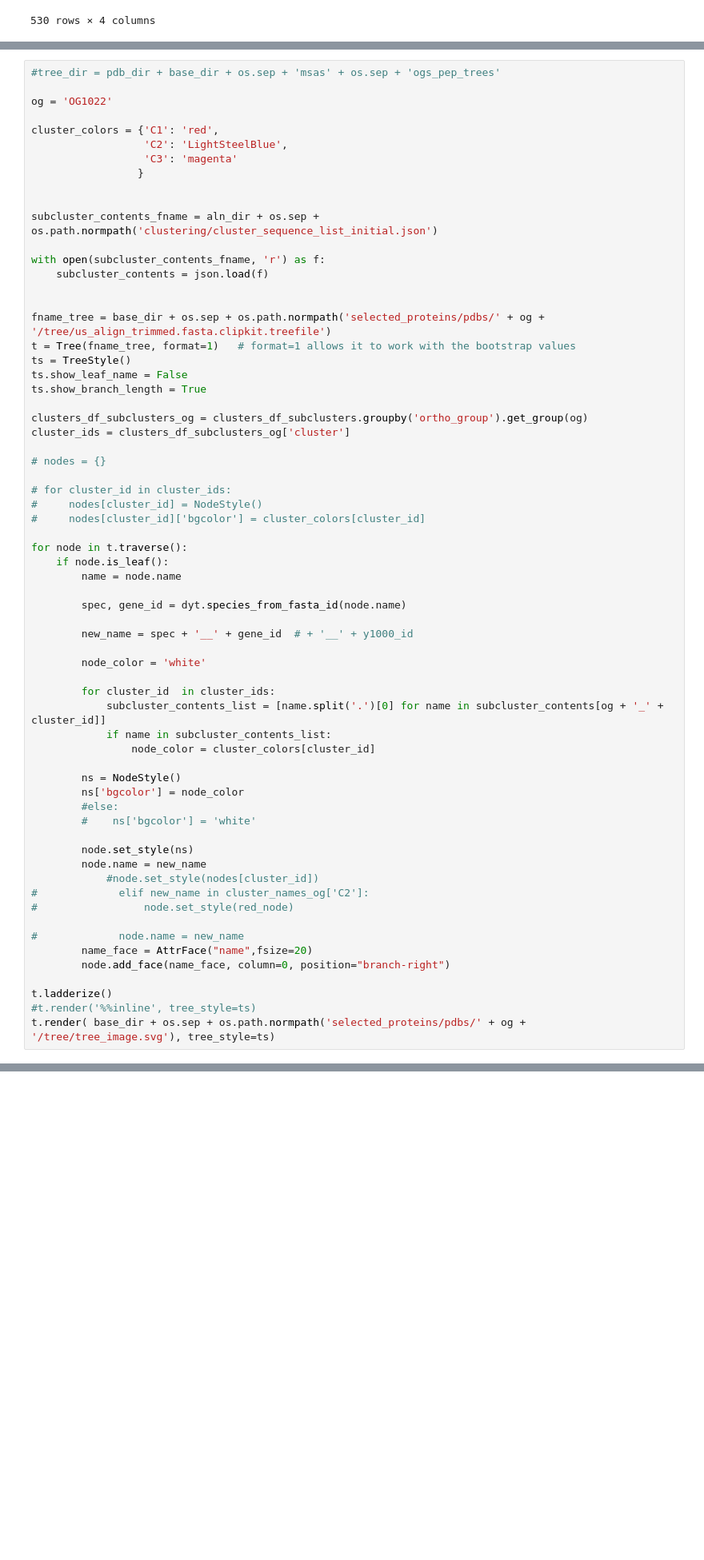
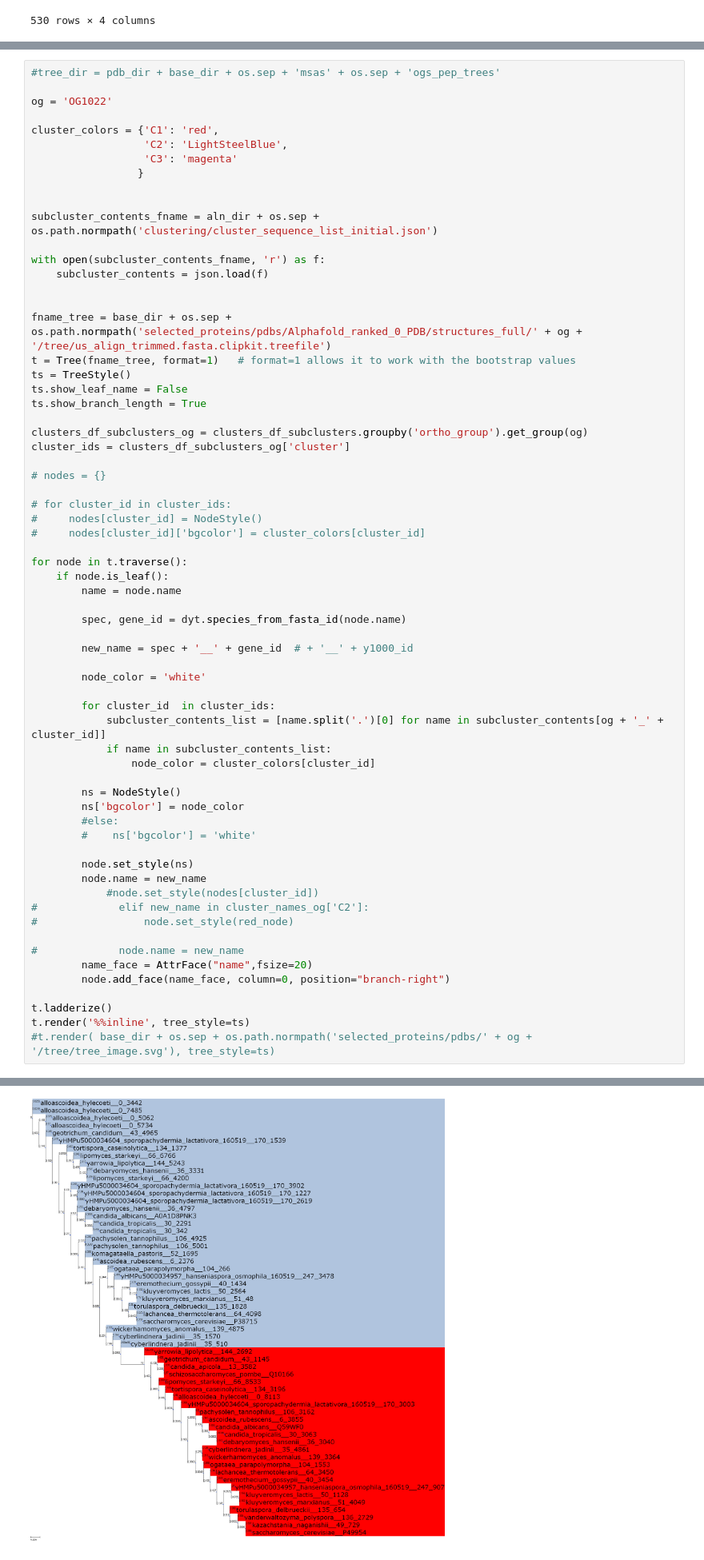
Before and after one commit to heineike02/diverse_yeast, a Jupyter notebook: 20221012_assemble_peptide_cds_fastas.ipynb, the cells around one changed output, grey strips where cells are left out. Shown: that part at 80% size. Cells and saved outputs as stored; diff of their text form; blank space fills up the shorter version.

```diff
--- a/20221012_assemble_peptide_cds_fastas.ipynb
+++ b/20221012_assemble_peptide_cds_fastas.ipynb
@@ -1435,7 +1435,7 @@ with open(subcluster_contents_fname, 'r') as f:
     subcluster_contents = json.load(f)
 
 
-fname_tree = base_dir + os.sep + os.path.normpath('selected_proteins/pdbs/' + og + '/tree/us_align_trimmed.fasta.clipkit.treefile')
+fname_tree = base_dir + os.sep + os.path.normpath('selected_proteins/pdbs/Alphafold_ranked_0_PDB/structures_full/' + og + '/tree/us_align_trimmed.fasta.clipkit.treefile')
 t = Tree(fname_tree, format=1)   # format=1 allows it to work with the bootstrap values
 ts = TreeStyle()
 ts.show_leaf_name = False
@@ -1481,6 +1481,6 @@ for node in t.traverse():
         node.add_face(name_face, column=0, position="branch-right")
 
 t.ladderize()
-#t.render('%%inline', tree_style=ts)
-t.render( base_dir + os.sep + os.path.normpath('selected_proteins/pdbs/' + og + '/tree/tree_image.svg'), tree_style=ts)
+t.render('%%inline', tree_style=ts)
+#t.render( base_dir + os.sep + os.path.normpath('selected_proteins/pdbs/' + og + '/tree/tree_image.svg'), tree_style=ts)
 # %% [output]
@@ -1504,3 +1487,4 @@ t.render( base_dir + os.sep + os.path.normpath('selected_proteins/pdbs/' + og +
+[figure, added]
 # %%
 fasta_id = 'kazachstania_naganishii__OG1022__49_729'
 
```
Also changed, not shown: parts of 1 cell of this notebook, 7 other files.
